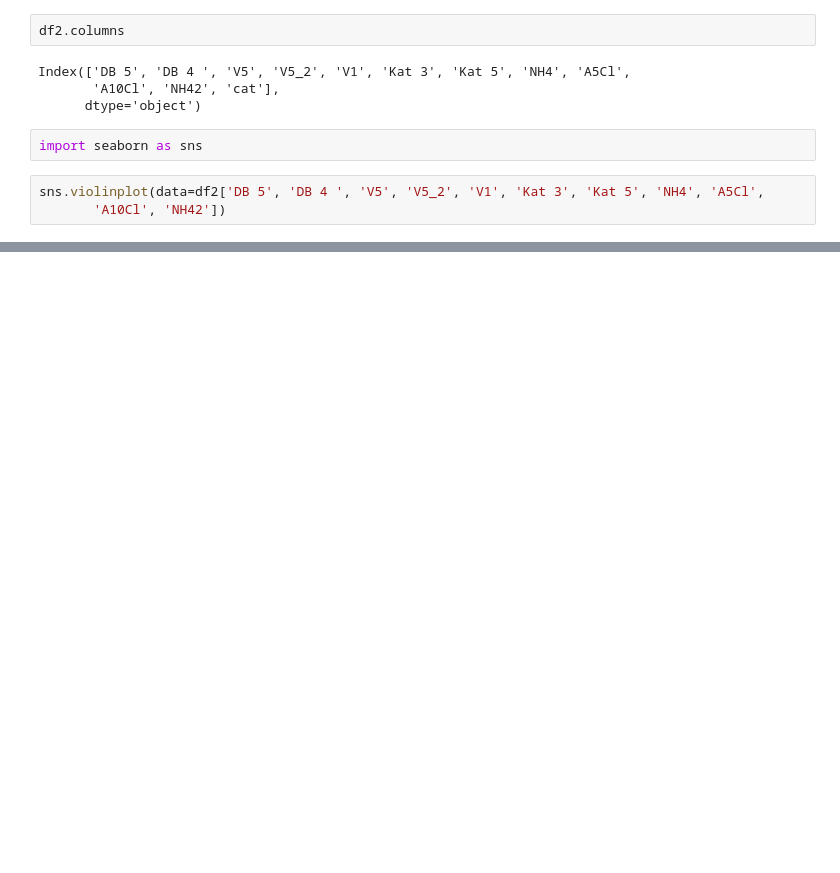
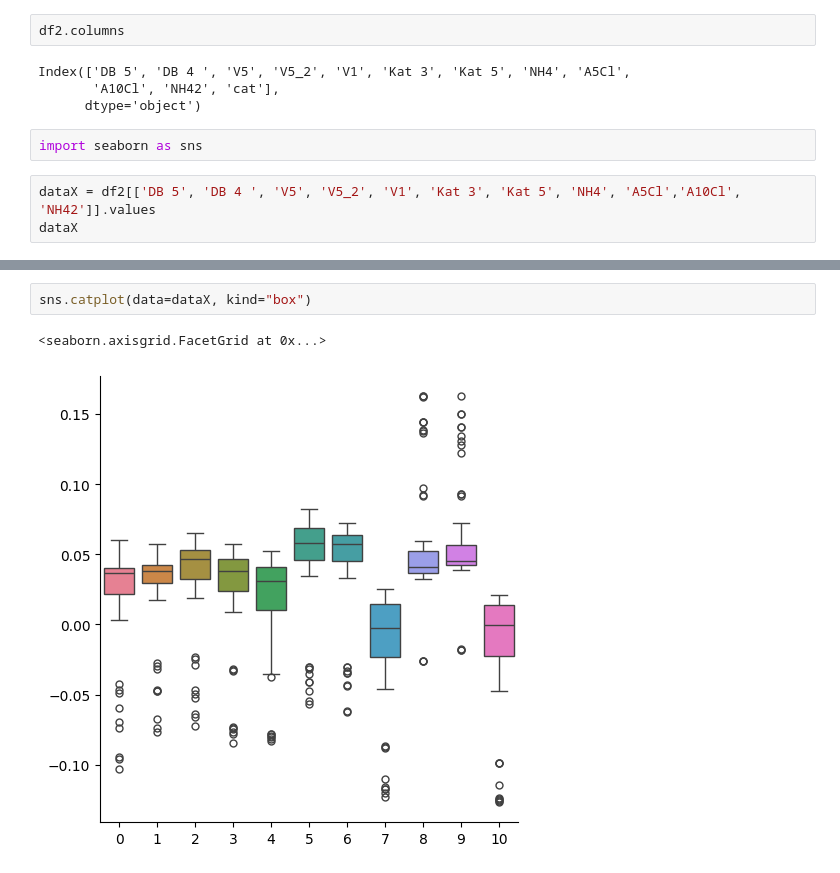
Before and after one commit to wiemila/ML-courses, a Jupyter notebook: Cutoff_syringes.ipynb, the cells around one changed output, grey strips where cells are left out. Cells and saved outputs as stored; diff of their text form; blank space fills up the shorter version.

```diff
--- a/Cutoff_syringes.ipynb
+++ b/Cutoff_syringes.ipynb
@@ -80,6 +80,6 @@ Index(['DB 5', 'DB 4 ', 'V5', 'V5_2', 'V1', 'Kat 3', 'Kat 5', 'NH4', 'A5Cl',
 # %%
 import seaborn as sns
 # %%
-sns.violinplot(data=df2['DB 5', 'DB 4 ', 'V5', 'V5_2', 'V1', 'Kat 3', 'Kat 5', 'NH4', 'A5Cl',
-       'A10Cl', 'NH42'])
+dataX = df2[['DB 5', 'DB 4 ', 'V5', 'V5_2', 'V1', 'Kat 3', 'Kat 5', 'NH4', 'A5Cl','A10Cl', 'NH42']].values
+dataX
 # %% [output]
@@ -86,0 +110,5 @@ KeyError: ('DB 5', 'DB 4 ', 'V5', 'V5_2', 'V1', 'Kat 3', 'Kat 5', 'NH4', 'A5Cl',
+# %%
+sns.catplot(data=dataX, kind="box")
+# %% [output]
+<seaborn.axisgrid.FacetGrid at 0x...>
+[figure, added]
```
Also changed, not shown: parts of 17 cells of this notebook.
